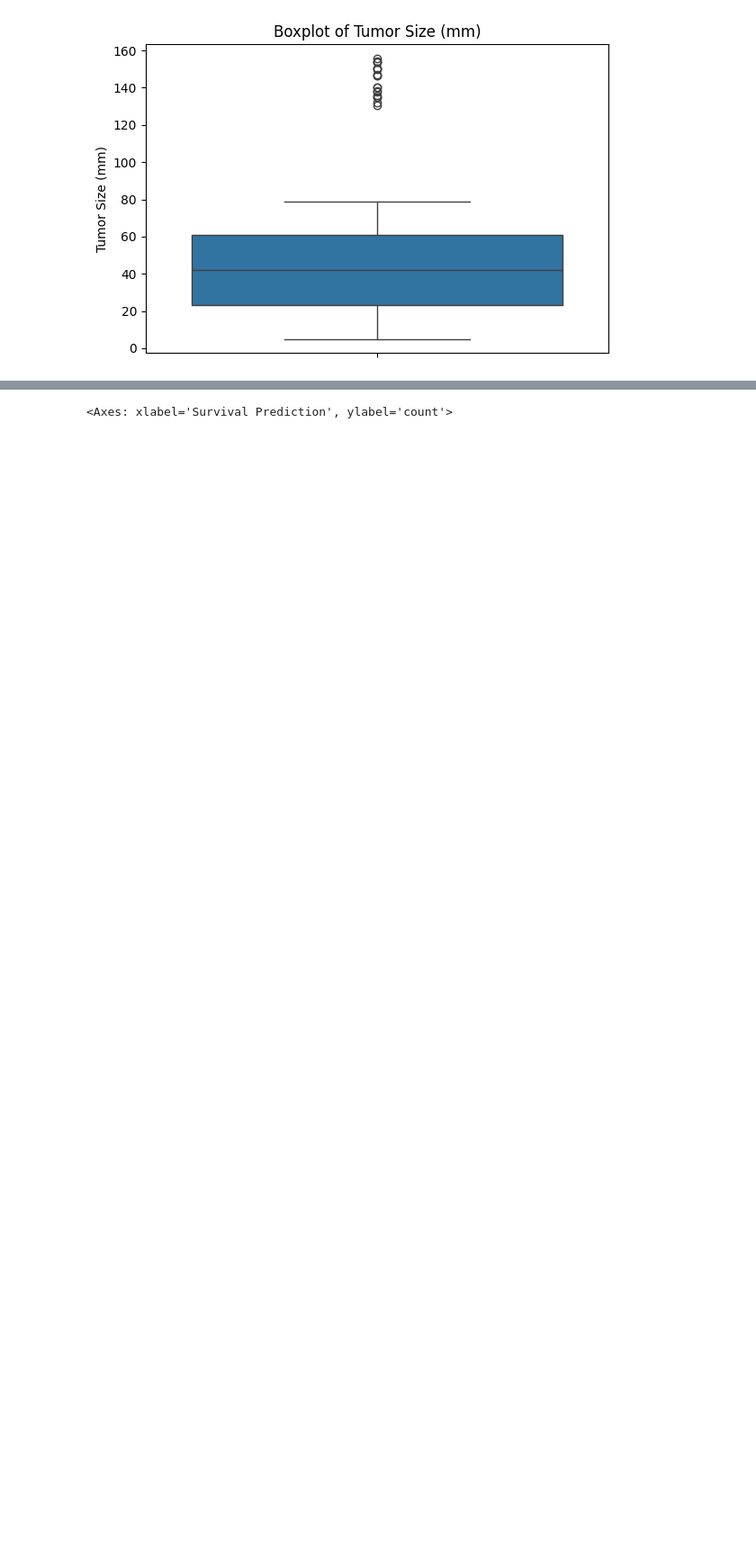
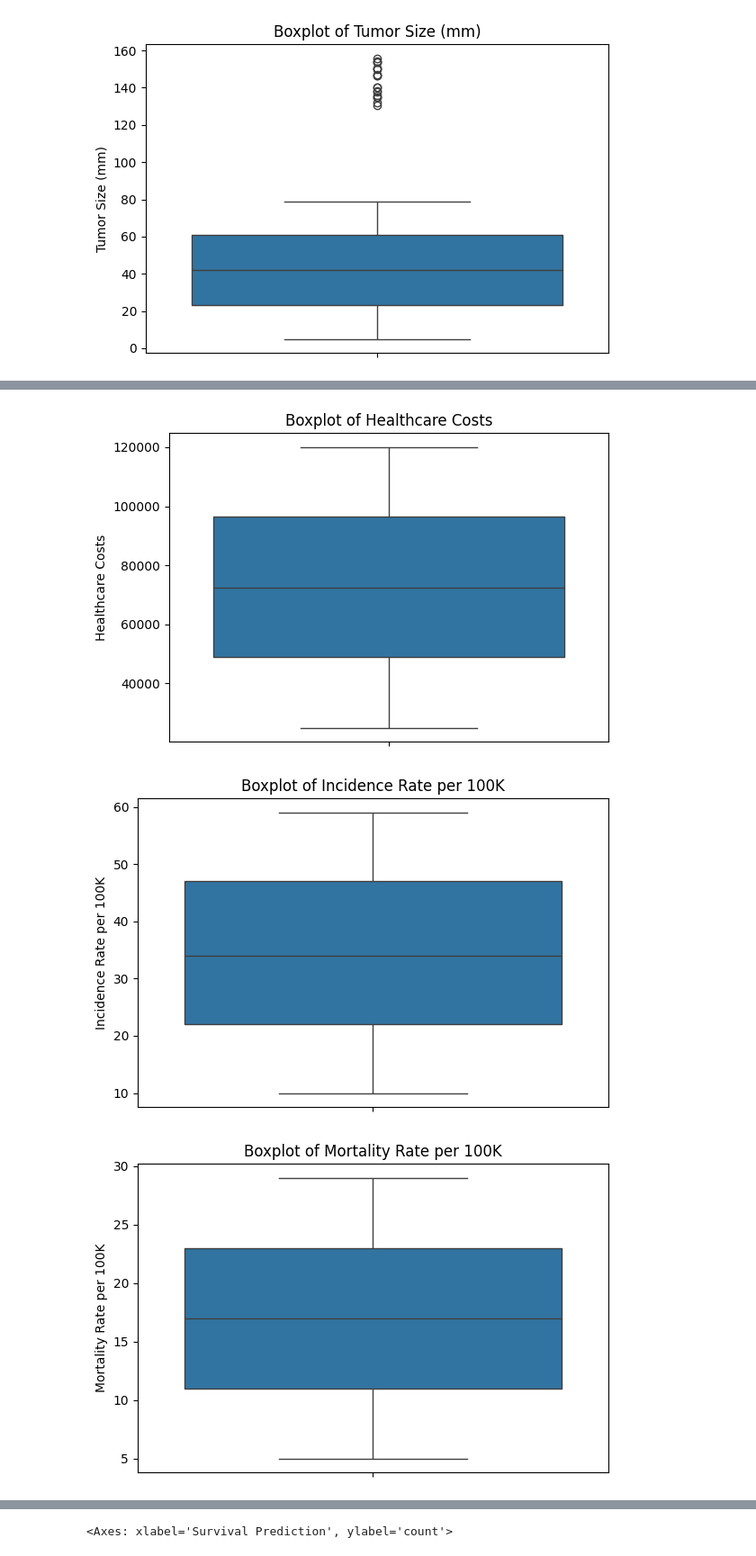
Before and after one commit to rgerc8/dm2-class-cancer, a Jupyter notebook: main.ipynb, the cells around one changed output, grey strips where cells are left out. Shown at 90% size. Cells and saved outputs as stored; diff of their text form; code cells hidden in the pictures; blank space fills up the shorter version.

```diff
--- a/main.ipynb
+++ b/main.ipynb
@@ -117,0 +149,11 @@ for column in df_no_na_num.columns:
+# %%
+for column in df_cleaned.select_dtypes(include='number').columns:
+    plt.figure(figsize=(6, 4))
+    sns.boxplot(y=df_cleaned[column])
+    plt.title(f'Boxplot of {column}')
+    plt.tight_layout()
+    plt.show()
+# %% [output]
+[figure, added]
+[figure, added]
+[figure, added]
```
Also changed, not shown: parts of 13 cells of this notebook.
